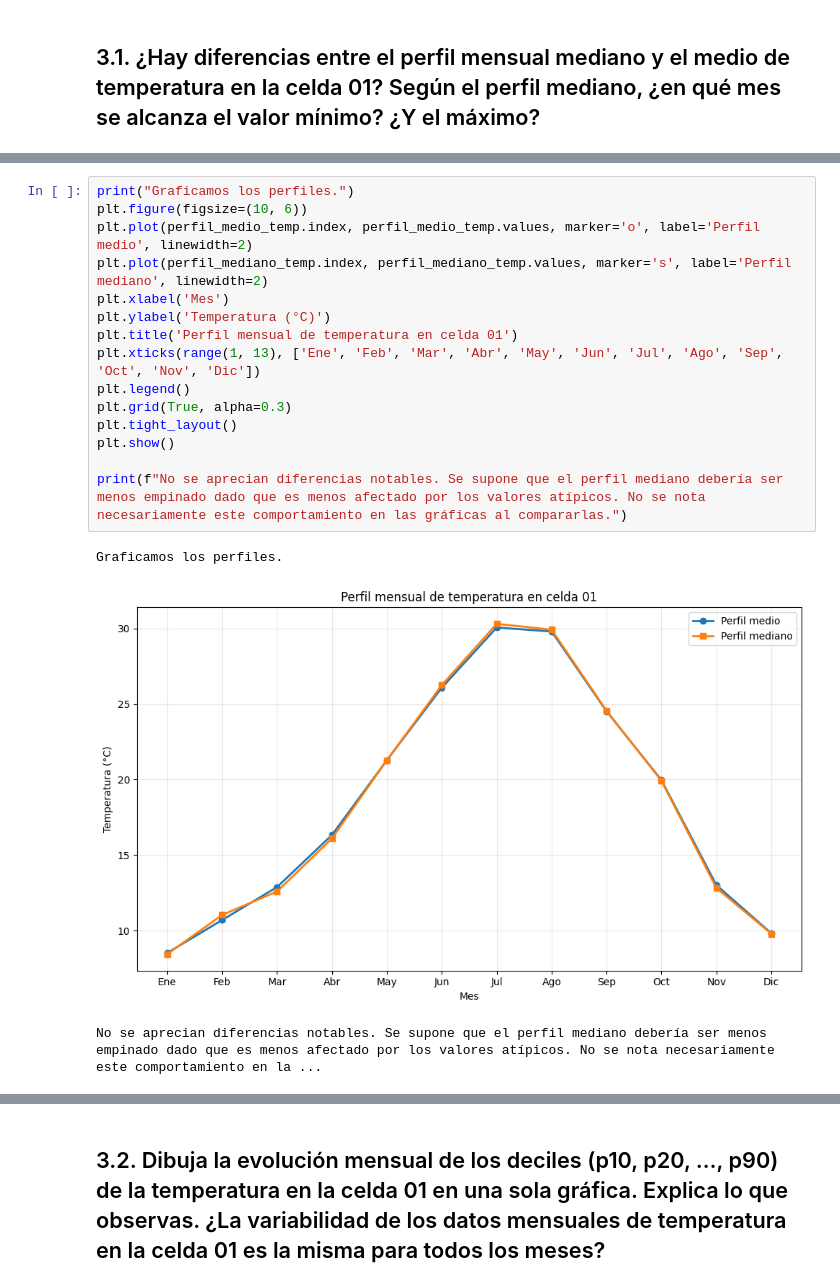
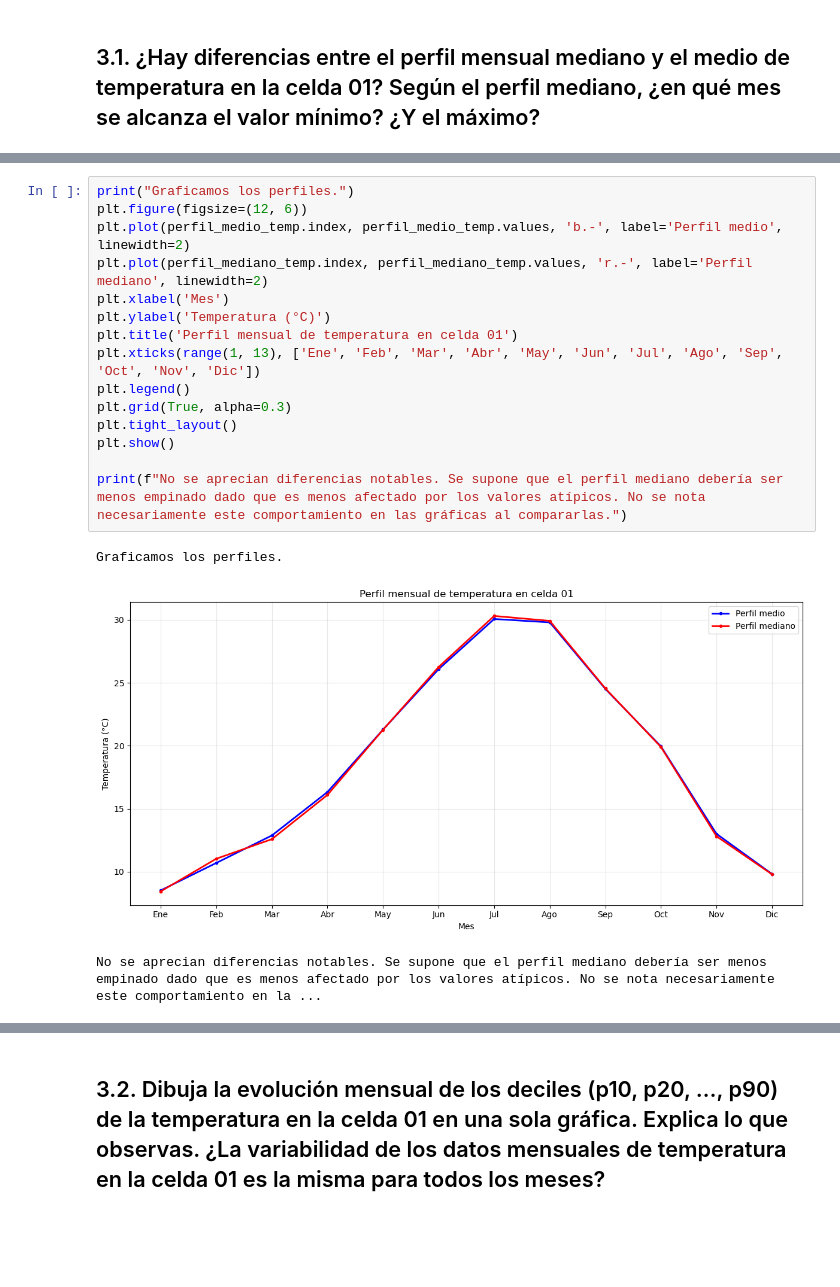
Before and after one commit to AlbertoRodvic/t1_estadistica_descriptiva, a Jupyter notebook: src/Apartado_3.ipynb, the cells around one changed output, grey strips where cells are left out. Cells and saved outputs as stored; diff of their text form; blank space fills up the shorter version.

```diff
--- a/src/Apartado_3.ipynb
+++ b/src/Apartado_3.ipynb
@@ -50,21 +44,21 @@ Por último debemos identificar el mínimo y el máximo según el perfil mediano
 # %%
 print("Graficamos los perfiles.")
-plt.figure(figsize=(10, 6))
-plt.plot(perfil_medio_temp.index, perfil_medio_temp.values, marker='o', label='Perfil medio', linewidth=2)
-plt.plot(perfil_mediano_temp.index, perfil_mediano_temp.values, marker='s', label='Perfil mediano', linewidth=2)
+plt.figure(figsize=(12, 6))
+plt.plot(perfil_medio_temp.index, perfil_medio_temp.values, 'b.-', label='Perfil medio', linewidth=2)
+plt.plot(perfil_mediano_temp.index, perfil_mediano_temp.values, 'r.-', label='Perfil mediano', linewidth=2)
 plt.xlabel('Mes')
 plt.ylabel('Temperatura (°C)')
 plt.title('Perfil mensual de temperatura en celda 01')
 plt.xticks(range(1, 13), ['Ene', 'Feb', 'Mar', 'Abr', 'May', 'Jun', 'Jul', 'Ago', 'Sep', 'Oct', 'Nov', 'Dic'])
 plt.legend()
 plt.grid(True, alpha=0.3)
 plt.tight_layout()
 plt.show()
 
 print(f"No se aprecian diferencias notables. Se supone que el perfil mediano debería ser menos empinado dado que es menos afectado por los valores atípicos. No se nota necesariamente este comportamiento en las gráficas al compararlas.")
 # %% [output]
 Graficamos los perfiles.
-[figure, old version]
+[figure, new version]
 No se aprecian diferencias notables. Se supone que el perfil mediano debería ser menos empinado dado que es menos afectado por los valores atípicos. No se nota necesariamente este comportamiento en la ...
 # %%
 months = {n+1:['Ene', 'Feb', 'Mar', 'Abr', 'May', 'Jun', 'Jul', 'Ago', 'Sep', 'Oct', 'Nov', 'Dic'][n] for n in range(12)}
```
Also changed, not shown: parts of 3 cells of this notebook, 2 other files.
